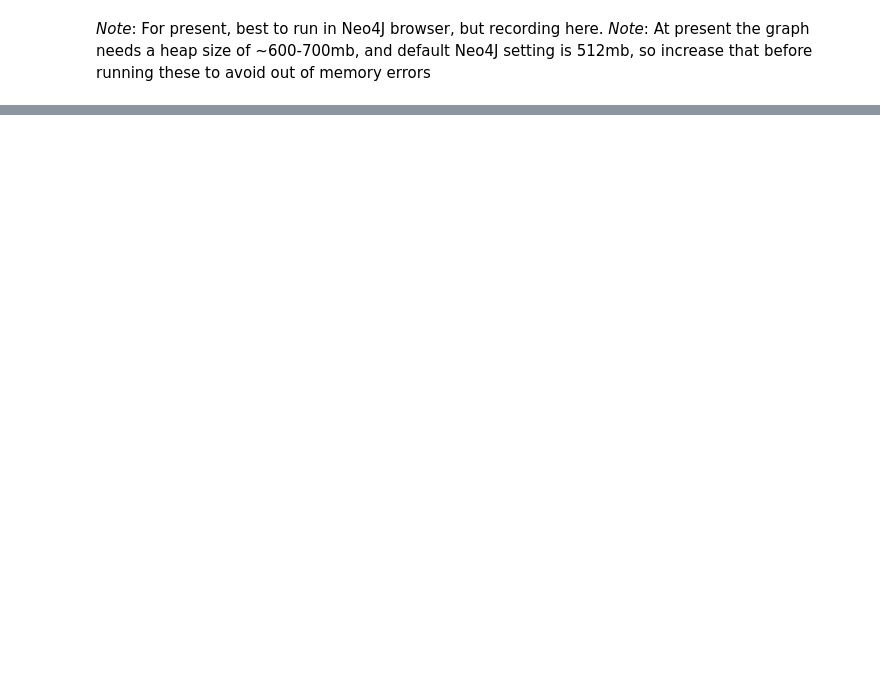
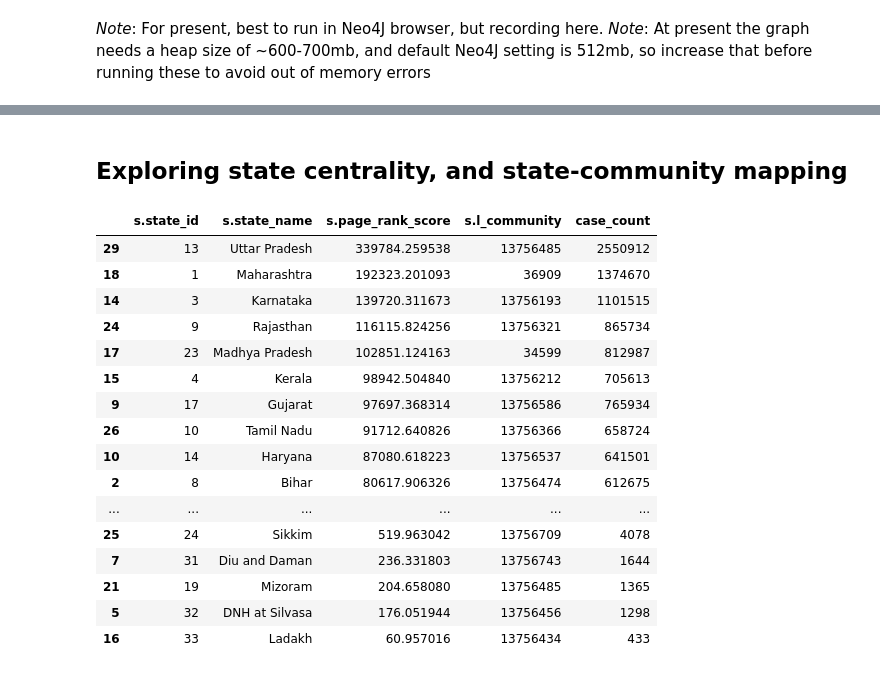
Before and after one commit to luke-grassroot/legalgraph, a Jupyter notebook: src/IndiaLegal-DS.ipynb, the cells around one changed output, grey strips where cells are left out. Cells and saved outputs as stored; diff of their text form; code cells hidden in the pictures; blank space fills up the shorter version.

```diff
--- a/src/IndiaLegal-DS.ipynb
+++ b/src/IndiaLegal-DS.ipynb
@@ -27,0 +17,32 @@ page_rank_run_query = """
+# %%
+create_mem_graph = False
+
+if create_mem_graph:
+    graph_create_query = """
+        CALL gds.graph.create.cypher('connected-nodes-graph',
+            'match (n) where (n)--() return id(n) as id',
+            'match (n)--(m) return id(n) as source, id(m) as target'
+        )
+        YIELD graphName, nodeCount, relationshipCount, createMillis
+    """
+    graph.run(graph_create_query).evaluate()
+# %%
+write_page_rank = False
+
+if write_page_rank:
+    page_rank_write_query = """
+        CALL gds.pageRank.write('connected-nodes-graph', { writeProperty: 'page_rank_score' })
+            YIELD nodePropertiesWritten, ranIterations
+    """
+    graph.run(page_rank_write_query).evaluate()
+# %%
+write_louvain = False
+
+if write_louvain:
+    louvain_write_query = """
+        CALL gds.louvain.write('connected-nodes-graph', { writeProperty: 'l_community' })
+        YIELD communityCount, modularity, modularities
+    """
+    graph.run(louvain_write_query).evaluate()
+# %% [markdown]
+## Exploring state centrality, and state-community mapping
@@ -27,0 +56,20 @@ page_rank_run_query = """
+# %%
+df.sort_values("s.page_rank_score", ascending=False)
+# %% [output]
+|  | s.state_id | s.state_name | s.page_rank_score | s.l_community | case_count |
+| 29 | 13 | Uttar Pradesh | 339784.259538 | 13756485 | 2550912 |
+| 18 | 1 | Maharashtra | 192323.201093 | 36909 | 1374670 |
+| 14 | 3 | Karnataka | 139720.311673 | 13756193 | 1101515 |
+| 24 | 9 | Rajasthan | 116115.824256 | 13756321 | 865734 |
+| 17 | 23 | Madhya Pradesh | 102851.124163 | 34599 | 812987 |
+| 15 | 4 | Kerala | 98942.504840 | 13756212 | 705613 |
+| 9 | 17 | Gujarat | 97697.368314 | 13756586 | 765934 |
+| 26 | 10 | Tamil Nadu | 91712.640826 | 13756366 | 658724 |
+| 10 | 14 | Haryana | 87080.618223 | 13756537 | 641501 |
+| 2 | 8 | Bihar | 80617.906326 | 13756474 | 612675 |
+| ... | ... | ... | ... | ... | ... |
+| 25 | 24 | Sikkim | 519.963042 | 13756709 | 4078 |
+| 7 | 31 | Diu and Daman | 236.331803 | 13756743 | 1644 |
+| 21 | 19 | Mizoram | 204.658080 | 13756485 | 1365 |
+| 5 | 32 | DNH at Silvasa | 176.051944 | 13756456 | 1298 |
+| 16 | 33 | Ladakh | 60.957016 | 13756434 | 433 |
```
Also changed, not shown: parts of 27 cells of this notebook, 3 other files.
